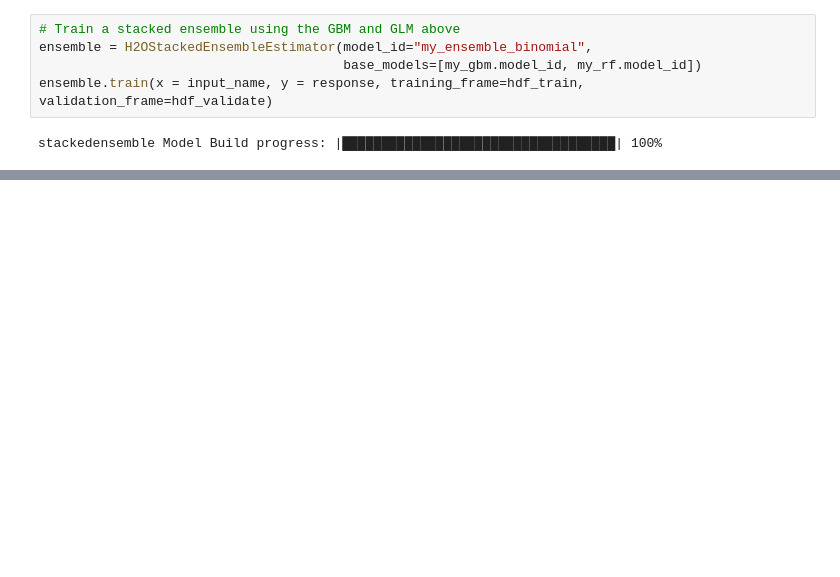
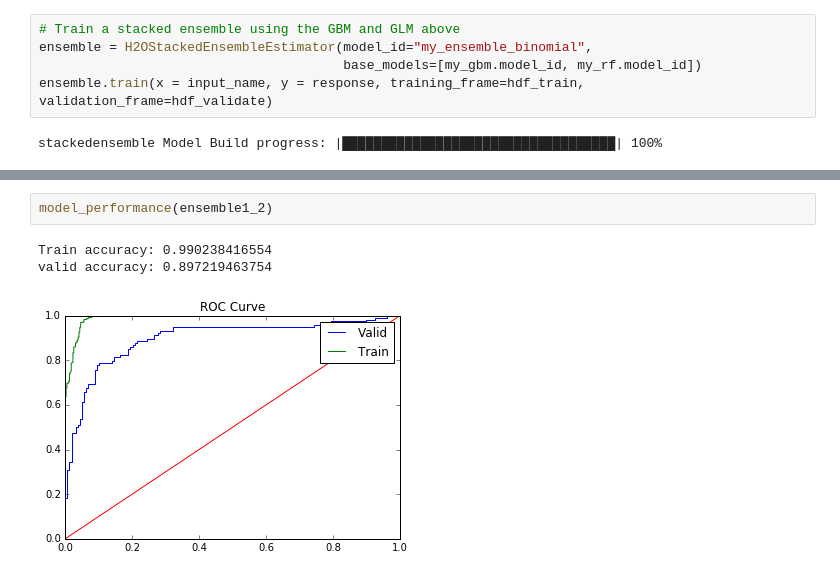
Before and after one commit to hamzafar/titanic_competition, a Jupyter notebook: Model Stacking.ipynb, the cells around one changed output, grey strips where cells are left out. Drawn from its saved outputs; the diff is of its cells as text; blank space fills up the shorter version.

```diff
--- a/Model Stacking.ipynb
+++ b/Model Stacking.ipynb
@@ -188,0 +210,6 @@ valid accuracy: 0.895067858325
+# %%
+model_performance(ensemble1_2)
+# %% [output]
+Train accuracy: 0.990238416554
+valid accuracy: 0.897219463754
+[figure, added]
```
Also changed, not shown: parts of 22 cells of this notebook.
